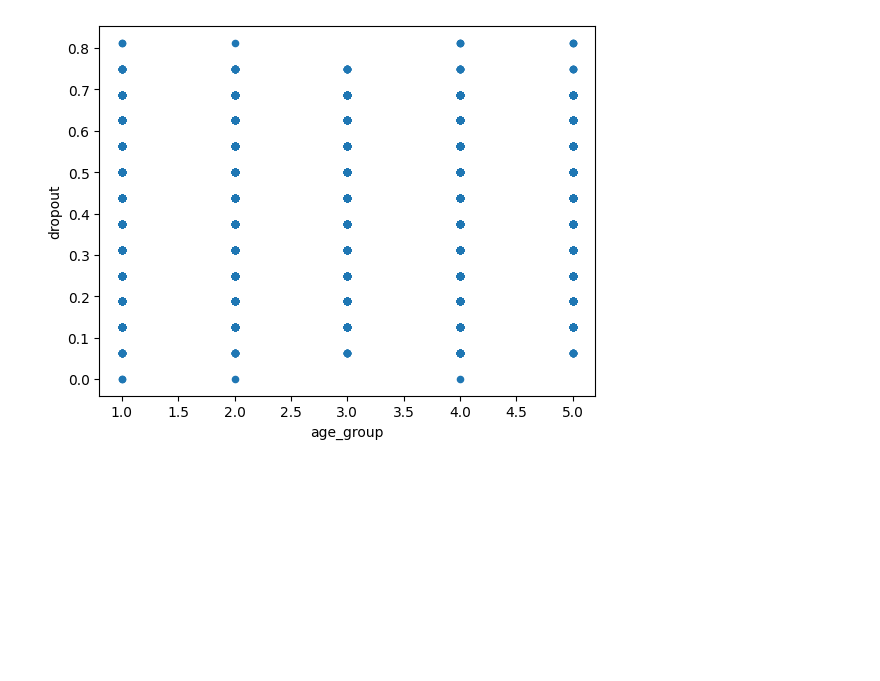
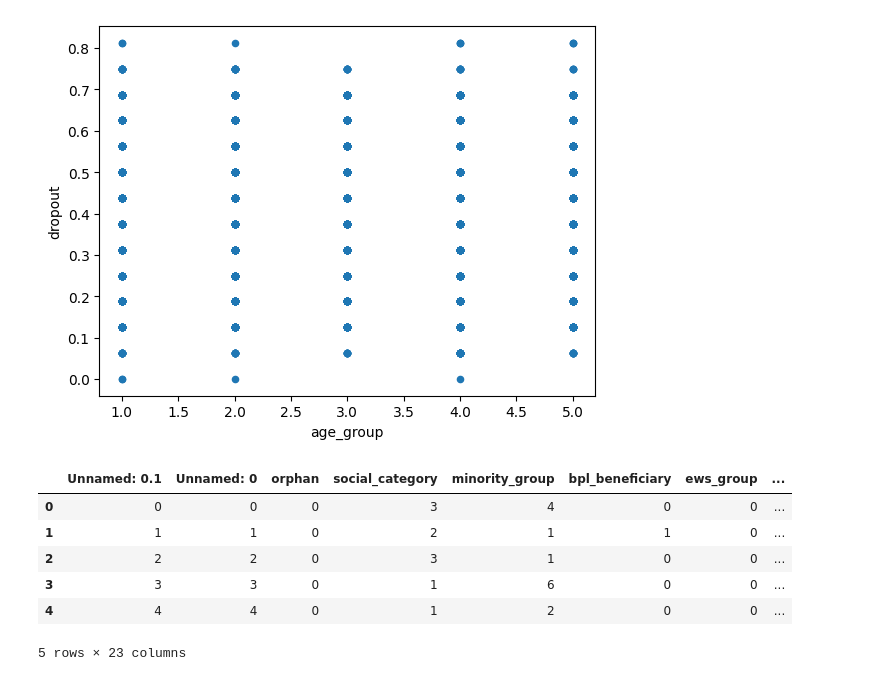
Before and after one commit to ssip-hack/ssip-hack-2022, a Jupyter notebook: main/test_1_linear_regression.ipynb, the cells around one changed output. Saved outputs shown, nothing was run; the diff lists cells and outputs as text; code cells hidden in the pictures; blank space fills up the shorter version.

```diff
--- a/main/test_1_linear_regression.ipynb
+++ b/main/test_1_linear_regression.ipynb
@@ -18,0 +25,10 @@ data.plot.scatter("age_group", "dropout")
+# %%
+df.head()
+# %% [output]
+|  | Unnamed: 0.1 | Unnamed: 0 | orphan | social_category | minority_group | bpl_beneficiary | ews_group | ... |
+| 0 | 0 | 0 | 0 | 3 | 4 | 0 | 0 | ... |
+| 1 | 1 | 1 | 0 | 2 | 1 | 1 | 0 | ... |
+| 2 | 2 | 2 | 0 | 3 | 1 | 0 | 0 | ... |
+| 3 | 3 | 3 | 0 | 1 | 6 | 0 | 0 | ... |
+| 4 | 4 | 4 | 0 | 1 | 2 | 0 | 0 | ... |
+5 rows × 23 columns
```
Also changed, not shown: parts of 8 cells of this notebook, 1 other file.
